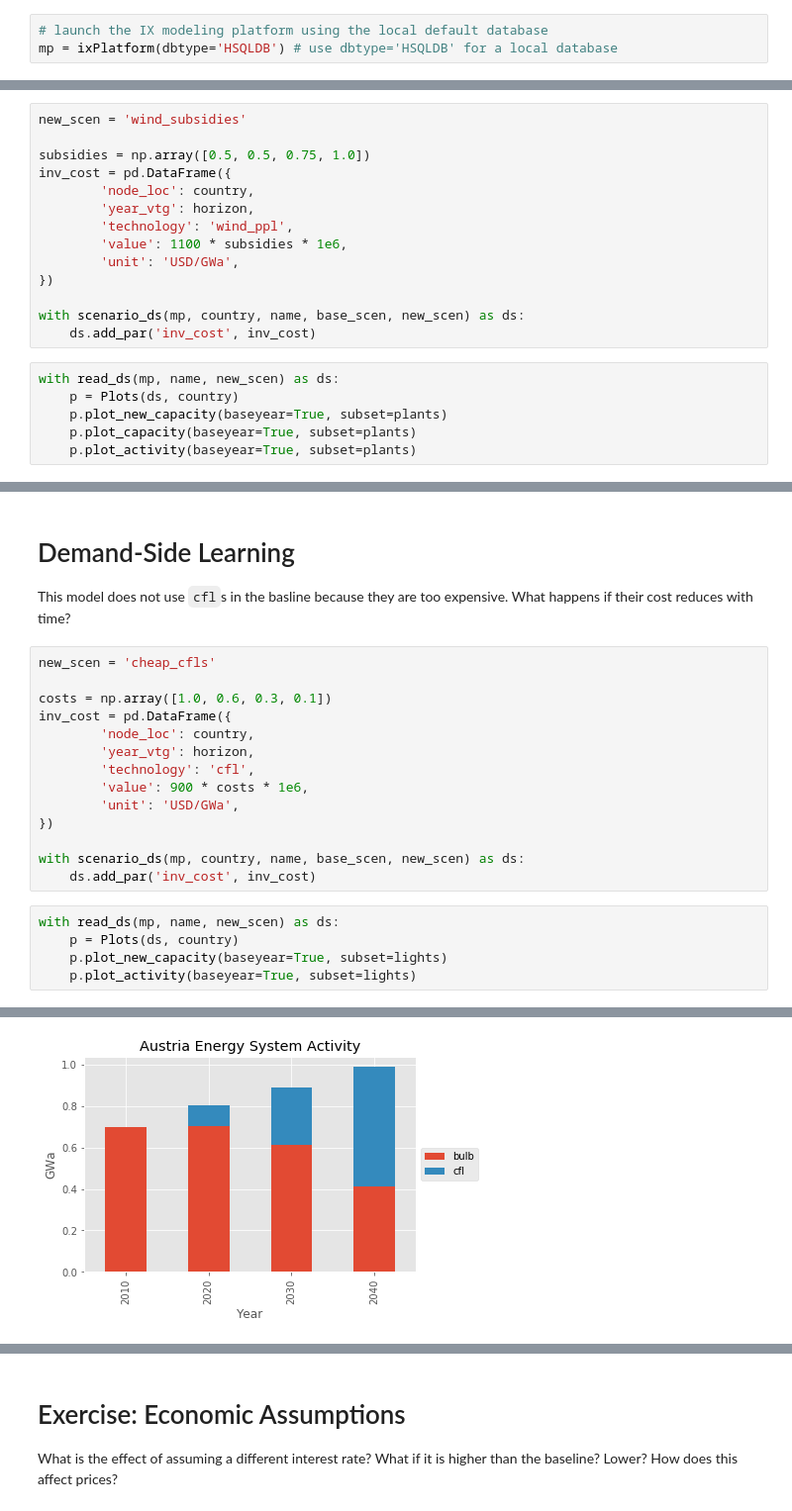
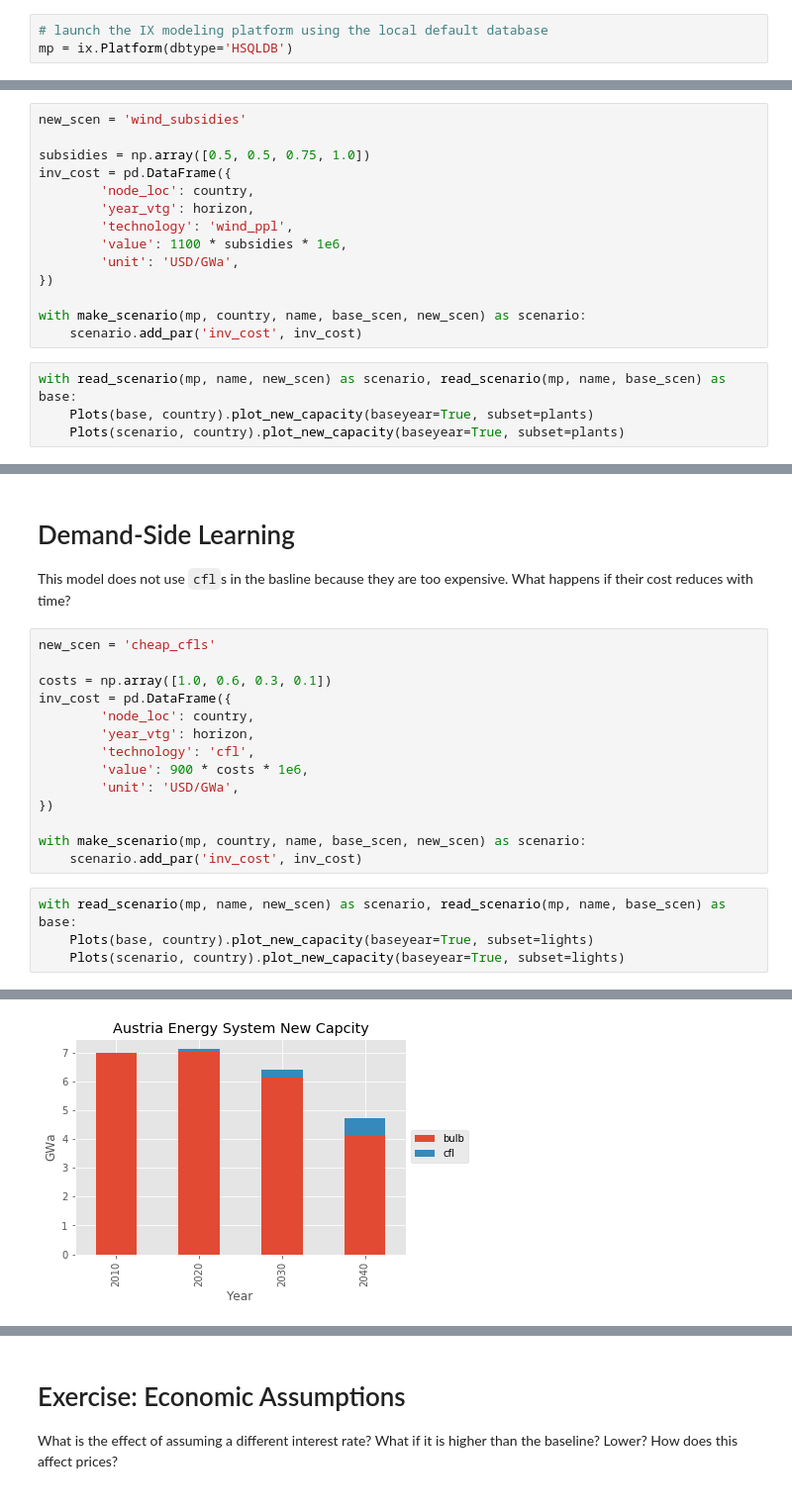
Before and after one commit to iiasa/message_ix, a Jupyter notebook: tutorial/Austrian_energy_system/austria_multiple_policies-answers.ipynb, the cells around one changed output, grey strips where cells are left out. Shown at 99% size. Cells and saved outputs as stored; diff of their text form.

```diff
--- a/tutorial/Austrian_energy_system/austria_multiple_policies-answers.ipynb
+++ b/tutorial/Austrian_energy_system/austria_multiple_policies-answers.ipynb
@@ -33,3 +34,3 @@ from tools import Plots, scenario_ds, read_ds
 # %%
 # launch the IX modeling platform using the local default database
-mp = ixPlatform(dbtype='HSQLDB') # use dbtype='HSQLDB' for a local database
+mp = ix.Platform(dbtype='HSQLDB')
@@ -70,12 +73,10 @@ inv_cost = pd.DataFrame({
         'unit': 'USD/GWa',
 })
 
-with scenario_ds(mp, country, name, base_scen, new_scen) as ds:
-    ds.add_par('inv_cost', inv_cost)
+with make_scenario(mp, country, name, base_scen, new_scen) as scenario:
+    scenario.add_par('inv_cost', inv_cost)
 # %%
-with read_ds(mp, name, new_scen) as ds:
-    p = Plots(ds, country)
-    p.plot_new_capacity(baseyear=True, subset=plants)
-    p.plot_capacity(baseyear=True, subset=plants)
-    p.plot_activity(baseyear=True, subset=plants)
+with read_scenario(mp, name, new_scen) as scenario, read_scenario(mp, name, base_scen) as base:
+    Plots(base, country).plot_new_capacity(baseyear=True, subset=plants)
+    Plots(scenario, country).plot_new_capacity(baseyear=True, subset=plants)
 # %% [output]
@@ -98,11 +98,10 @@ inv_cost = pd.DataFrame({
         'unit': 'USD/GWa',
 })
 
-with scenario_ds(mp, country, name, base_scen, new_scen) as ds:
-    ds.add_par('inv_cost', inv_cost)
+with make_scenario(mp, country, name, base_scen, new_scen) as scenario:
+    scenario.add_par('inv_cost', inv_cost)
 # %%
-with read_ds(mp, name, new_scen) as ds:
-    p = Plots(ds, country)
-    p.plot_new_capacity(baseyear=True, subset=lights)
-    p.plot_activity(baseyear=True, subset=lights)
+with read_scenario(mp, name, new_scen) as scenario, read_scenario(mp, name, base_scen) as base:
+    Plots(base, country).plot_new_capacity(baseyear=True, subset=lights)
+    Plots(scenario, country).plot_new_capacity(baseyear=True, subset=lights)
 # %% [output]
@@ -110 +109 @@ with read_ds(mp, name, new_scen) as ds:
-[figure, old version]
+[figure, new version]
```
Also changed, not shown: parts of 19 cells of this notebook, 9 other files.
